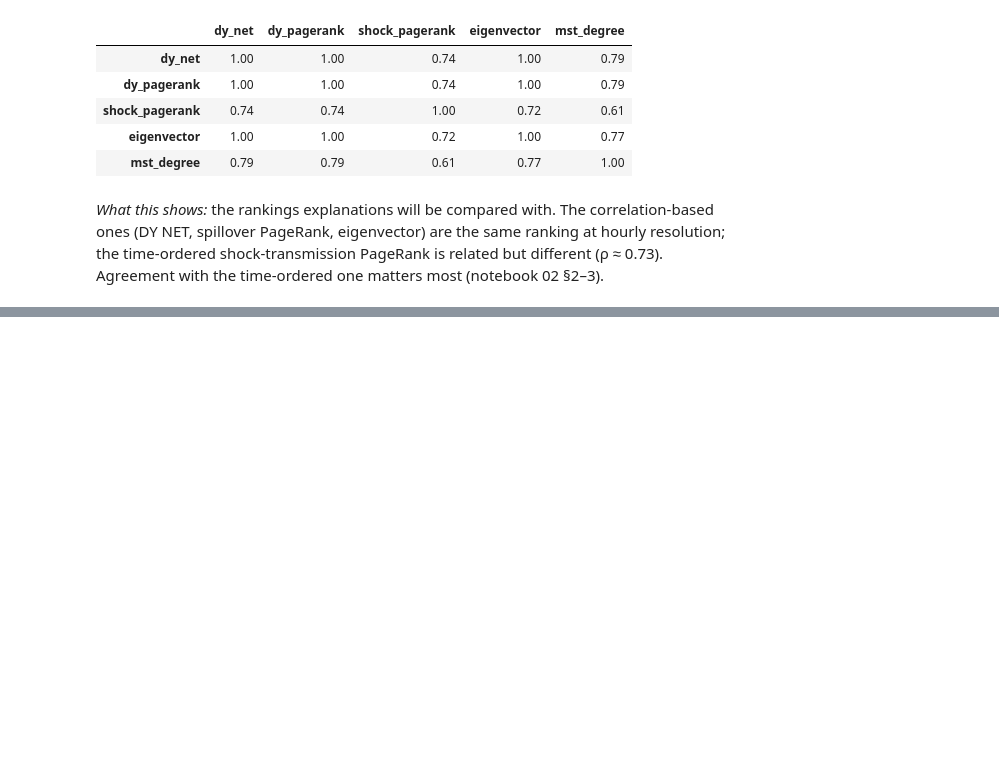
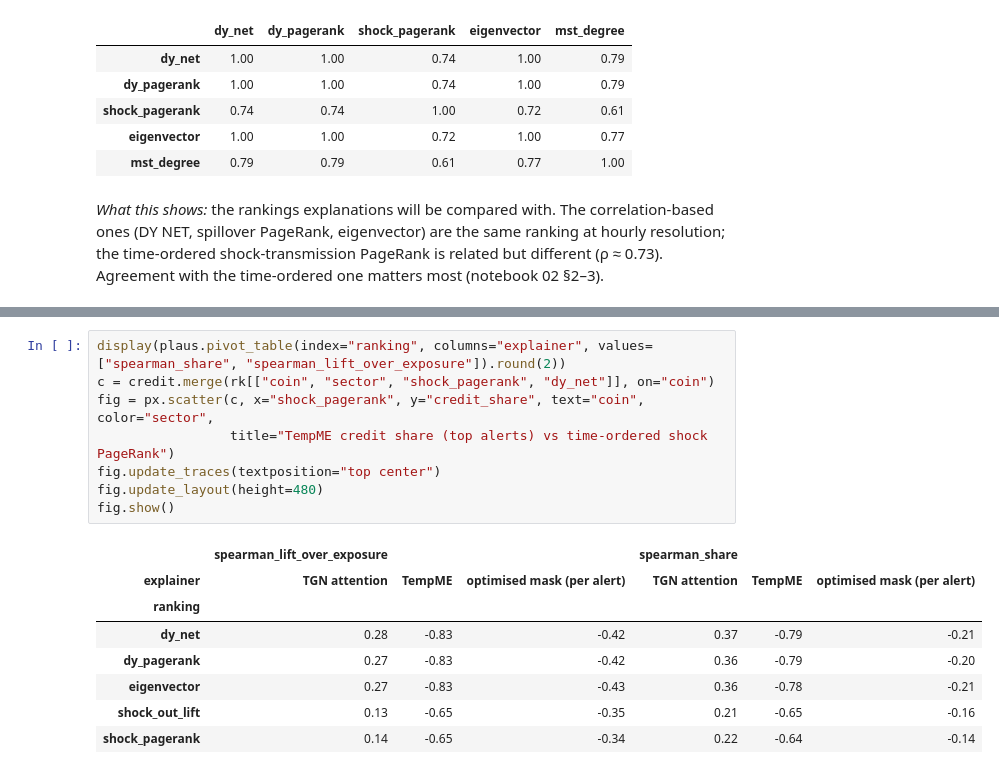
Before and after one commit to da-ksh-esh/CryptoGraph, a Jupyter notebook: notebooks/04_tempme_explanations.ipynb, the cells around one changed output, grey strips where cells are left out. Cells and saved outputs as stored; diff of their text form; blank space fills up the shorter version.

```diff
--- a/notebooks/04_tempme_explanations.ipynb
+++ b/notebooks/04_tempme_explanations.ipynb
@@ -71,0 +225,17 @@ PageRank is related but different (ρ ≈ 0.73). Agreement with the time-ordered
+# %%
+display(plaus.pivot_table(index="ranking", columns="explainer", values=["spearman_share", "spearman_lift_over_exposure"]).round(2))
+c = credit.merge(rk[["coin", "sector", "shock_pagerank", "dy_net"]], on="coin")
+fig = px.scatter(c, x="shock_pagerank", y="credit_share", text="coin", color="sector",
+                 title="TempME credit share (top alerts) vs time-ordered shock PageRank")
+fig.update_traces(textposition="top center")
+fig.update_layout(height=480)
+fig.show()
+# %% [output]
+|  | spearman_lift_over_exposure |  |  | spearman_share |  |  |
+| explainer | TGN attention | TempME | optimised mask (per alert) | TGN attention | TempME | optimised mask (per alert) |
+| ranking |  |  |  |  |  |  |
+| dy_net | 0.28 | -0.83 | -0.42 | 0.37 | -0.79 | -0.21 |
+| dy_pagerank | 0.27 | -0.83 | -0.42 | 0.36 | -0.79 | -0.20 |
+| eigenvector | 0.27 | -0.83 | -0.43 | 0.36 | -0.78 | -0.21 |
+| shock_out_lift | 0.13 | -0.65 | -0.35 | 0.21 | -0.65 | -0.16 |
+| shock_pagerank | 0.14 | -0.65 | -0.34 | 0.22 | -0.64 | -0.14 |
```
Also changed, not shown: parts of 25 cells of this notebook, 8 other files.
